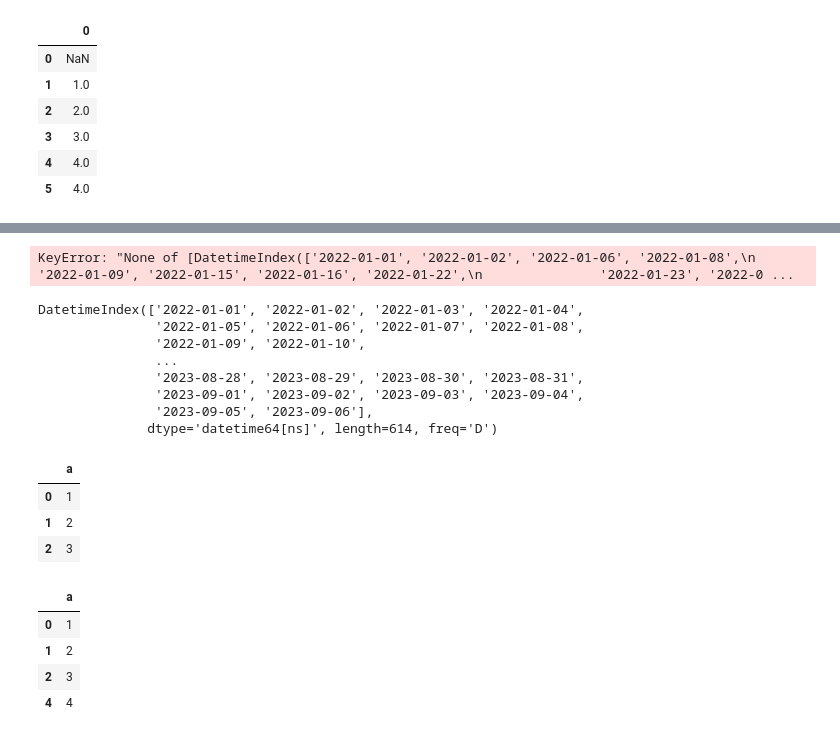
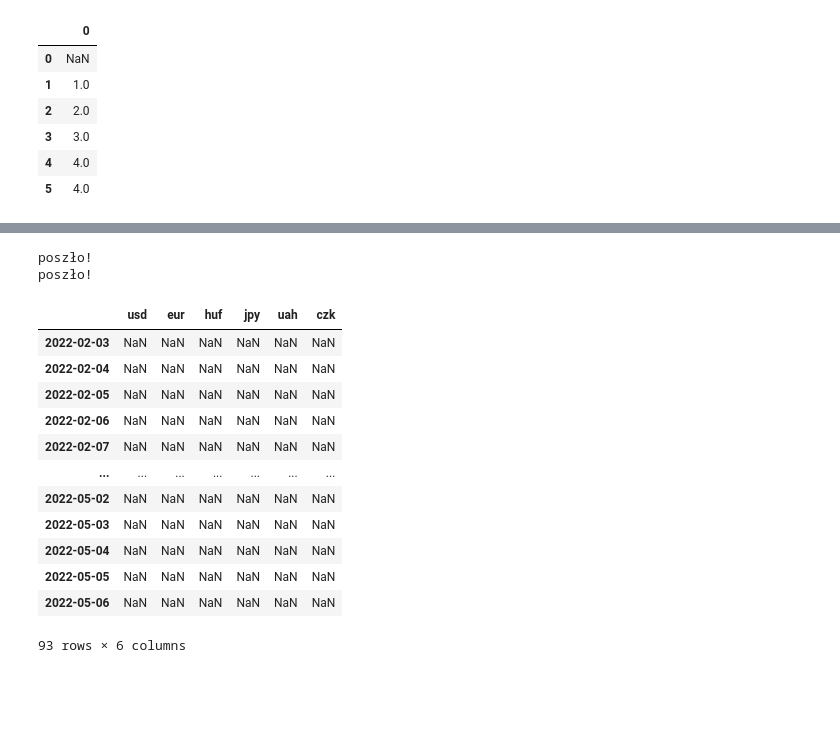
Before and after one commit to dradamm8/ExchangeRatesAnalysis, a Jupyter notebook: notebooks/projekt.ipynb, the cells around one changed output, grey strips where cells are left out. Drawn from its saved outputs; the diff is of its cells as text; code cells hidden in the pictures; blank space fills up the shorter version.

```diff
--- a/notebooks/projekt.ipynb
+++ b/notebooks/projekt.ipynb
@@ -227,24 +224,0 @@ df['USD'].interpolate().plot()
-# %%
-date_range = pd.date_range("2022-01-01", "2023-09-06")
-mask = date_range.isin(df.index)
-df.loc[date_range[~mask], :] = np.nan
-# %% [output]
-KeyError: "None of [DatetimeIndex(['2022-01-01', '2022-01-02', '2022-01-06', '2022-01-08',\n               '2022-01-09', '2022-01-15', '2022-01-16', '2022-01-22',\n               '2022-01-23', '2022-0 ...
-# %%
-date_range
-# %% [output]
-DatetimeIndex(['2022-01-01', '2022-01-02', '2022-01-03', '2022-01-04',
-               '2022-01-05', '2022-01-06', '2022-01-07', '2022-01-08',
-               '2022-01-09', '2022-01-10',
-               ...
-               '2023-08-28', '2023-08-29', '2023-08-30', '2023-08-31',
-               '2023-09-01', '2023-09-02', '2023-09-03', '2023-09-04',
-               '2023-09-05', '2023-09-06'],
-              dtype='datetime64[ns]', length=614, freq='D')
-# %%
-test
-# %% [output]
-|  | a |
-| 0 | 1 |
-| 1 | 2 |
-| 2 | 3 |
@@ -253,8 +224,0 @@ test.loc[4] = 4
-# %%
-test
-# %% [output]
-|  | a |
-| 0 | 1 |
-| 1 | 2 |
-| 2 | 3 |
-| 4 | 4 |
@@ -260,0 +369,18 @@ test
+# %%
+get_data("2022-02-03", "2022-05-06")
+# %% [output]
+poszło!
+poszło!
+|  | usd | eur | huf | jpy | uah | czk |
+| 2022-02-03 | NaN | NaN | NaN | NaN | NaN | NaN |
+| 2022-02-04 | NaN | NaN | NaN | NaN | NaN | NaN |
+| 2022-02-05 | NaN | NaN | NaN | NaN | NaN | NaN |
+| 2022-02-06 | NaN | NaN | NaN | NaN | NaN | NaN |
+| 2022-02-07 | NaN | NaN | NaN | NaN | NaN | NaN |
+| ... | ... | ... | ... | ... | ... | ... |
+| 2022-05-02 | NaN | NaN | NaN | NaN | NaN | NaN |
+| 2022-05-03 | NaN | NaN | NaN | NaN | NaN | NaN |
+| 2022-05-04 | NaN | NaN | NaN | NaN | NaN | NaN |
+| 2022-05-05 | NaN | NaN | NaN | NaN | NaN | NaN |
+| 2022-05-06 | NaN | NaN | NaN | NaN | NaN | NaN |
+93 rows × 6 columns
```
Also changed, not shown: parts of 5 cells of this notebook, 3 other files.
